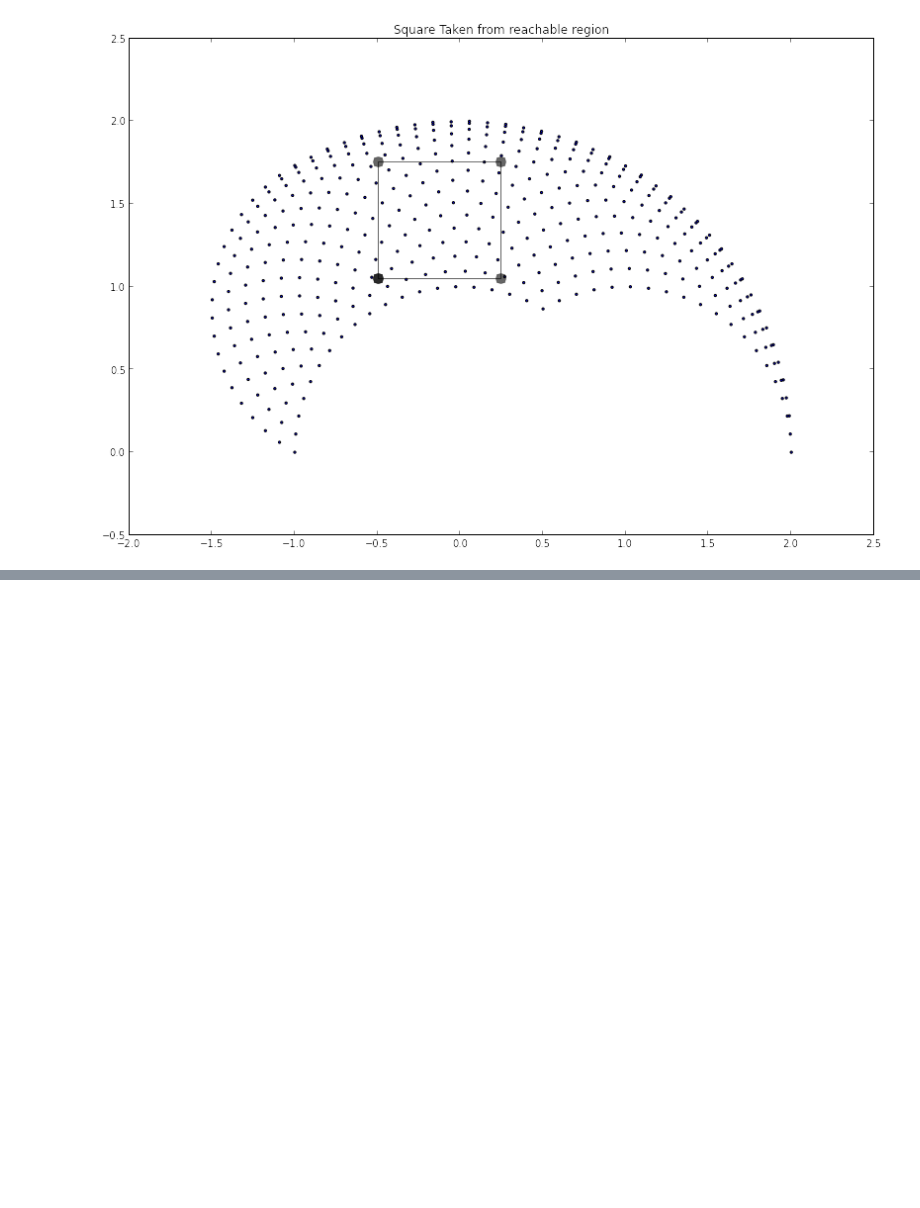
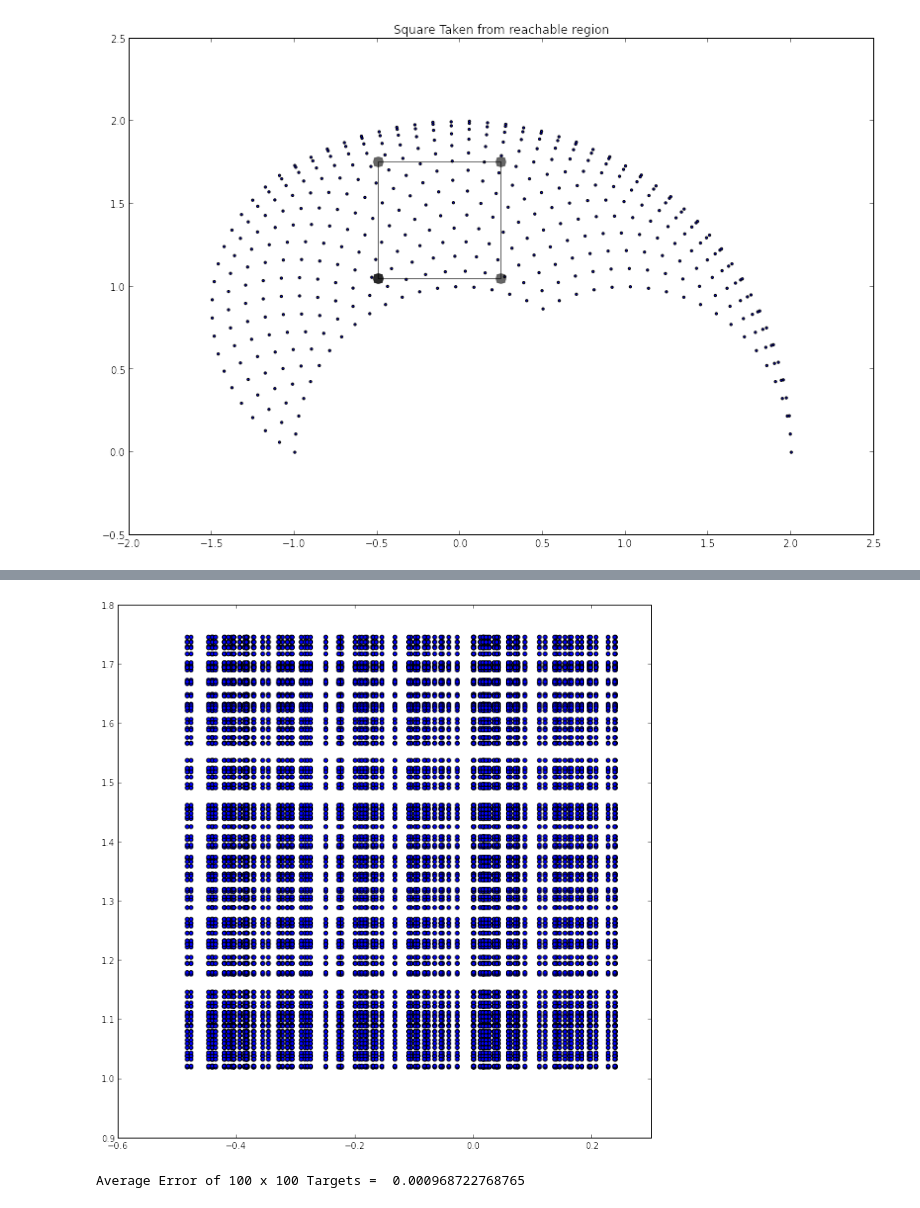
Before and after one commit to rougier/Neurosciences, a Jupyter notebook: Arm_Model/Arm_Distributed_Coding.ipynb, the cells around one changed output, grey strips where cells are left out. Cells and saved outputs as stored; diff of their text form; code cells hidden in the pictures; blank space fills up the shorter version.

```diff
--- a/Arm_Model/Arm_Distributed_Coding.ipynb
+++ b/Arm_Model/Arm_Distributed_Coding.ipynb
@@ -152,0 +161,26 @@ plt.show()
+# %%
+#Random Targets and Mean Error
+xr = np.random.uniform(-0.5,0.25,100)
+yr = np.random.uniform(1.0,1.75,100)
+Xr,Yr = np.meshgrid(xr,yr)
+e = np.zeros((100,100))
+thetar = np.zeros((2,10000))
+f = plt.figure(figsize=(15,11))
+ax = f.add_subplot(111,aspect=1)
+ax.scatter(Xr,Yr)
+plt.show()
+T1r,T2r = inverse(Xr,Yr) #Getting all Angles for above square
+thetar[0] = T1r.reshape(10000)
+thetar[1] = T2r.reshape(10000)
+for i,x in enumerate(xr):
+    for j,y in enumerate(yr):
+        SMA = Encode(x,y,sigma=0.05,domain=domain,shape=(n,n))
+        #motor = np.dot(Theta,SMA.reshape((n*n,1))) / np.sum(SMA)
+        x_, y_ = np.dot(Theta,SMA.reshape((n*n,1))) / np.sum(SMA)
+        #values[i*10 + j] = motor.reshape((1,2))
+        pos = forward(x_,y_)
+        e[i][j] = np.sqrt((x-pos[0])**2 + (y-pos[1])**2)
+print "Average Error of 100 x 100 Targets = ", np.average(e)
+# %% [output]
+[figure, added]
+Average Error of 100 x 100 Targets =  0.000968722768765
```
Also changed, not shown: parts of 3 cells of this notebook.
